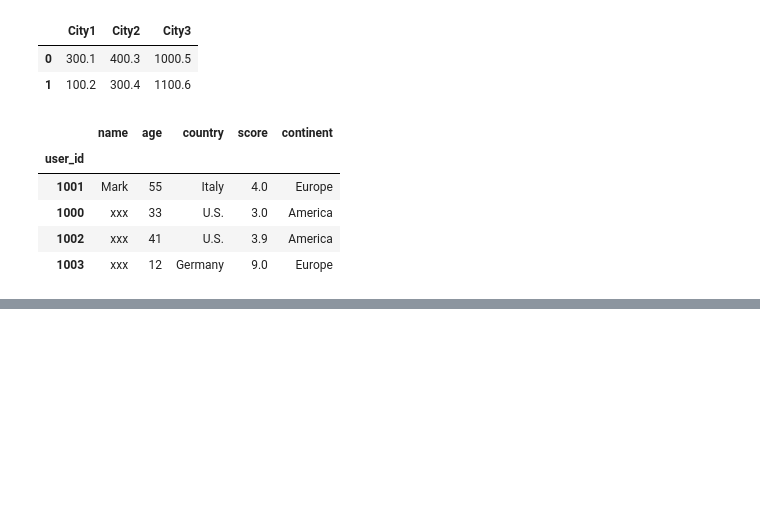
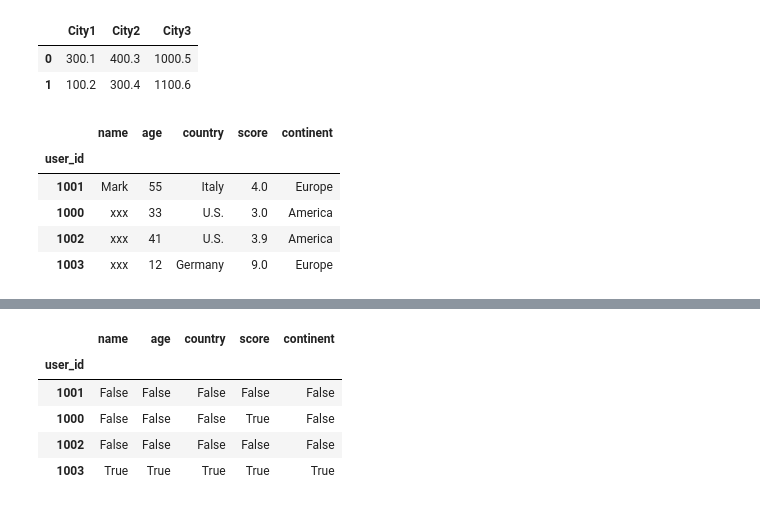
Before and after one commit to qwasteve123/ForLearningPython, a Jupyter notebook: excel_for_python/2_Pandas/2_Pandas_Notes.ipynb, the cells around one changed output, grey strips where cells are left out. Cells and saved outputs as stored; diff of their text form; code cells hidden in the pictures; blank space fills up the shorter version.

```diff
--- a/excel_for_python/2_Pandas/2_Pandas_Notes.ipynb
+++ b/excel_for_python/2_Pandas/2_Pandas_Notes.ipynb
@@ -175,0 +228,9 @@ df2.replace({"country":{"USA":"U.S."}})
+# %%
+df2.isna() #Return is Na or not
+# %% [output]
+|  | name | age | country | score | continent |
+| user_id |  |  |  |  |  |
+| 1001 | False | False | False | False | False |
+| 1000 | False | False | False | True | False |
+| 1002 | False | False | False | False | False |
+| 1003 | True | True | True | True | True |
```
Also changed, not shown: parts of 11 cells of this notebook, 1 other file.
